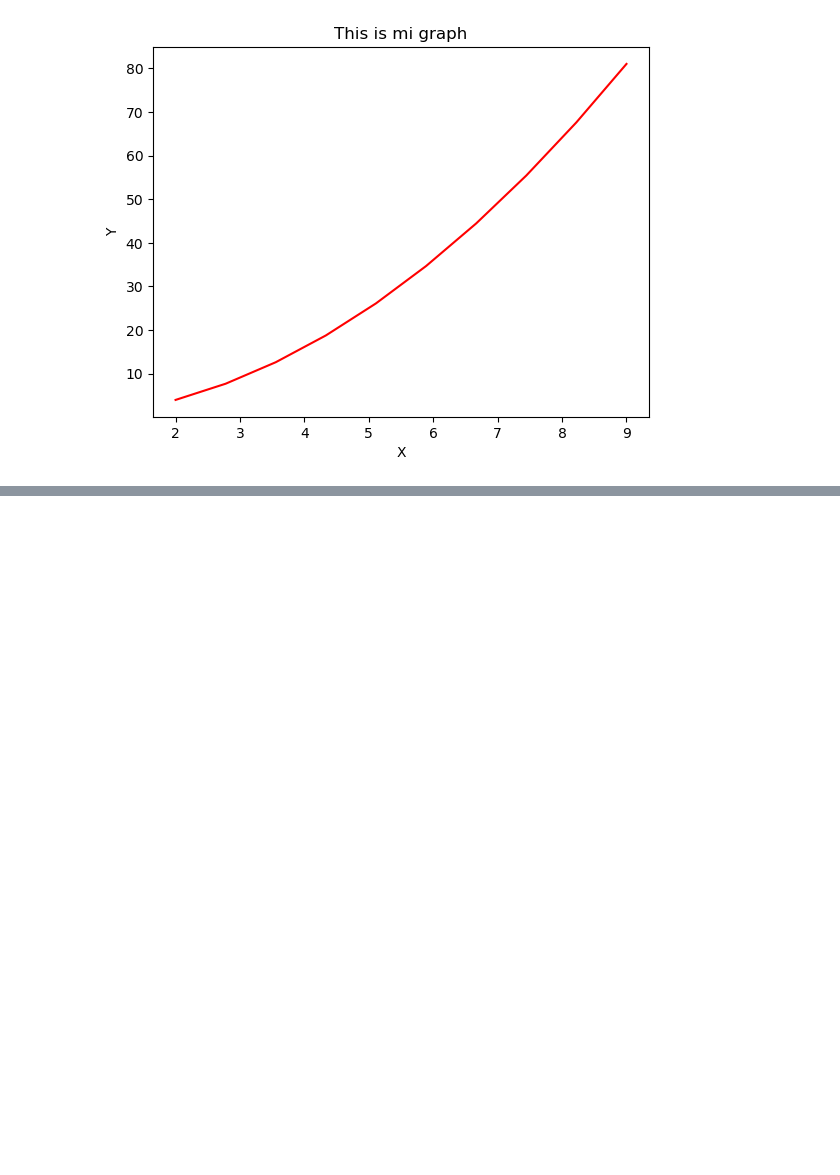
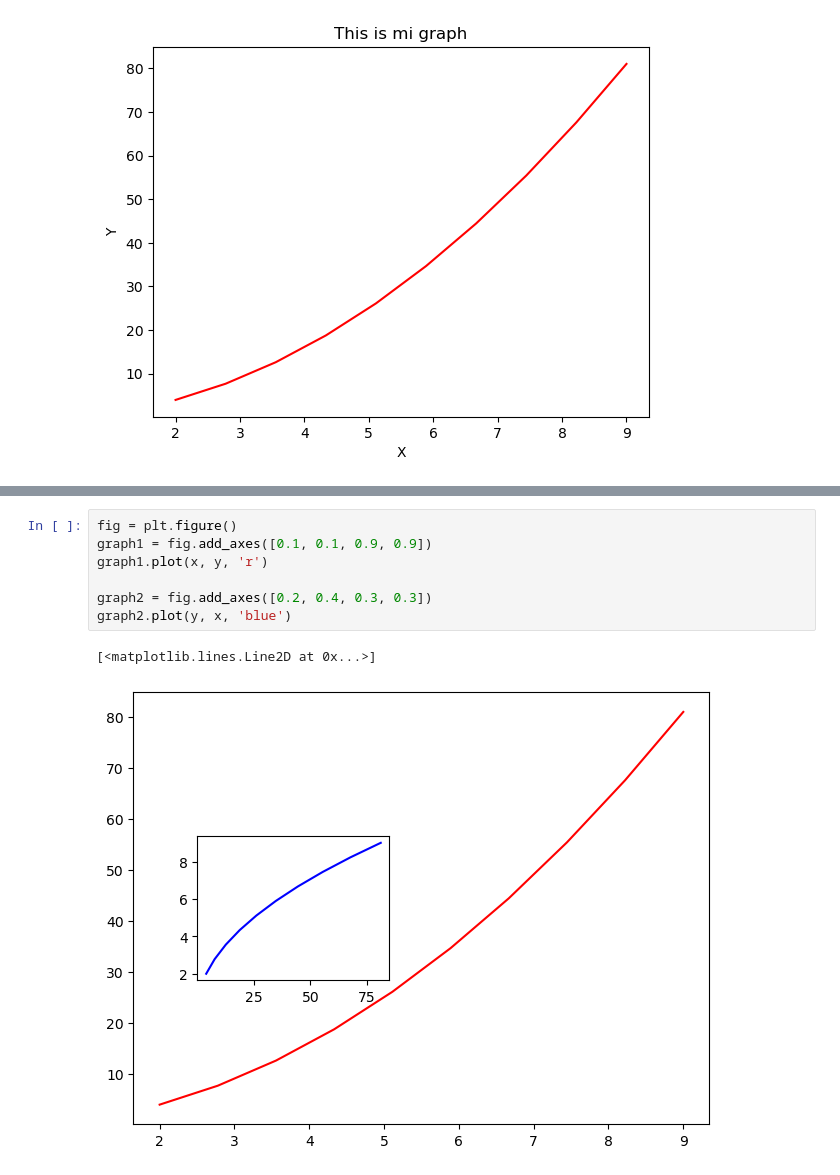
Before and after one commit to clog10/Machine-Learning, a Jupyter notebook: MatplotLib/Matplotlib.ipynb, the cells around one changed output, grey strips where cells are left out. Drawn from its saved outputs; the diff is of its cells as text; blank space fills up the shorter version.

```diff
--- a/MatplotLib/Matplotlib.ipynb
+++ b/MatplotLib/Matplotlib.ipynb
@@ -30,0 +43,10 @@ plt.plot(y,x')
+# %%
+fig = plt.figure()
+graph1 = fig.add_axes([0.1, 0.1, 0.9, 0.9])
+graph1.plot(x, y, 'r')
+
+graph2 = fig.add_axes([0.2, 0.4, 0.3, 0.3])
+graph2.plot(y, x, 'blue')
+# %% [output]
+[<matplotlib.lines.Line2D at 0x...>]
+[figure, added]
```
Also changed, not shown: parts of 3 cells of this notebook.
